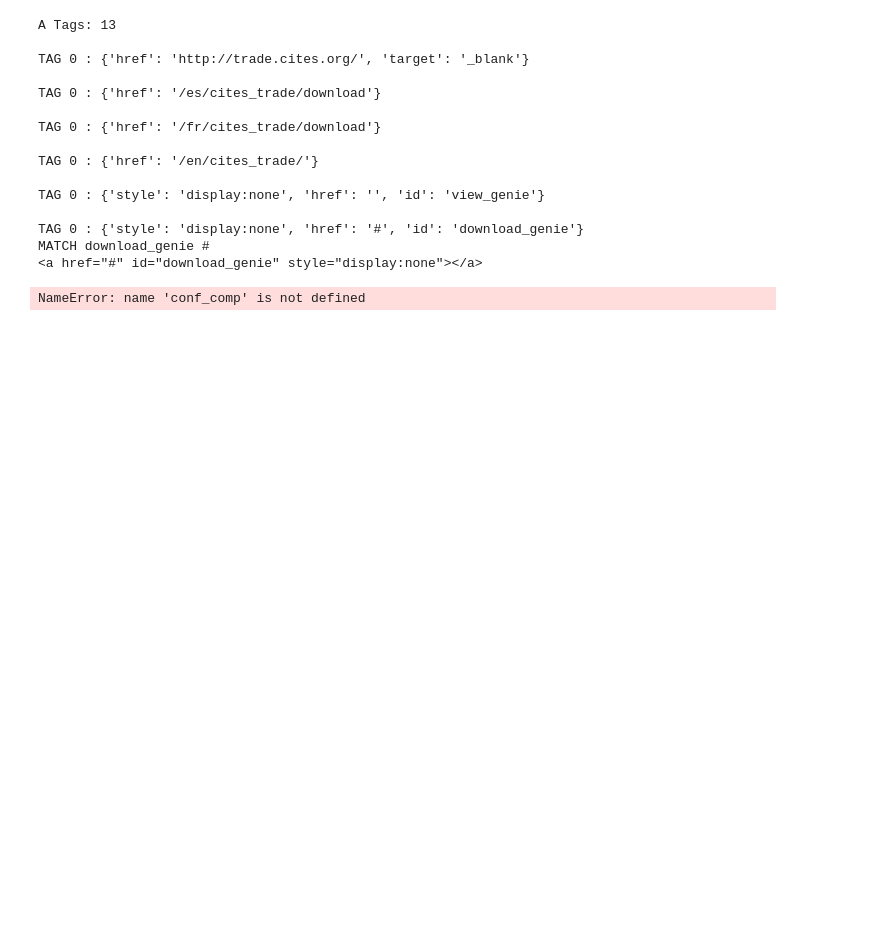
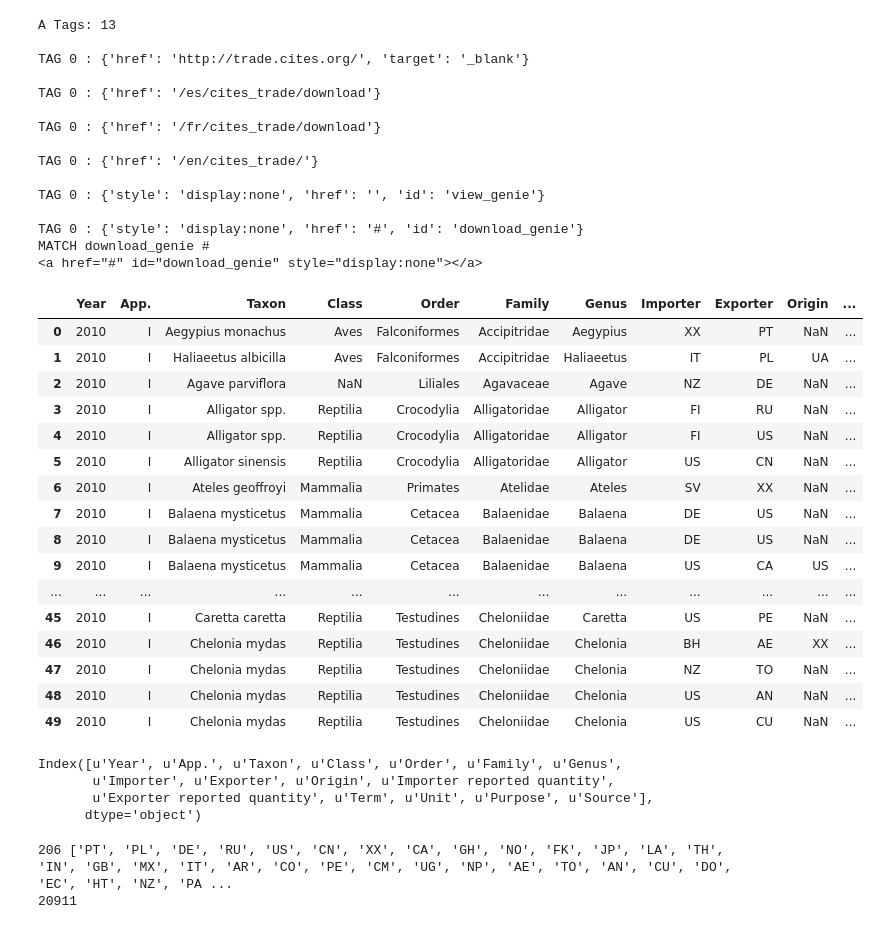
Before and after one commit to rduvoisin/Computation_Public_Policy, a Jupyter notebook: final/final.ipynb, the cells around one changed output. Saved outputs shown, nothing was run; the diff lists cells and outputs as text; code cells hidden in the pictures; blank space fills up the shorter version.

```diff
--- a/final/final.ipynb
+++ b/final/final.ipynb
@@ -555,6 +555,66 @@ TAG 0 : {'style': 'display:none', 'href': '#', 'id': 'download_genie'}
 MATCH download_genie #
 <a href="#" id="download_genie" style="display:none"></a>
 # %%
-conf_comp.head(50)
+confcomp.head(50)
 # %% [output]
-NameError: name 'conf_comp' is not defined
+|  | Year | App. | Taxon | Class | Order | Family | Genus | Importer | Exporter | Origin | ... |
+| 0 | 2010 | I | Aegypius monachus | Aves | Falconiformes | Accipitridae | Aegypius | XX | PT | NaN | ... |
+| 1 | 2010 | I | Haliaeetus albicilla | Aves | Falconiformes | Accipitridae | Haliaeetus | IT | PL | UA | ... |
+| 2 | 2010 | I | Agave parviflora | NaN | Liliales | Agavaceae | Agave | NZ | DE | NaN | ... |
+| 3 | 2010 | I | Alligator spp. | Reptilia | Crocodylia | Alligatoridae | Alligator | FI | RU | NaN | ... |
+| 4 | 2010 | I | Alligator spp. | Reptilia | Crocodylia | Alligatoridae | Alligator | FI | US | NaN | ... |
+| 5 | 2010 | I | Alligator sinensis | Reptilia | Crocodylia | Alligatoridae | Alligator | US | CN | NaN | ... |
+| 6 | 2010 | I | Ateles geoffroyi | Mammalia | Primates | Atelidae | Ateles | SV | XX | NaN | ... |
+| 7 | 2010 | I | Balaena mysticetus | Mammalia | Cetacea | Balaenidae | Balaena | DE | US | NaN | ... |
+| 8 | 2010 | I | Balaena mysticetus | Mammalia | Cetacea | Balaenidae | Balaena | DE | US | NaN | ... |
+| 9 | 2010 | I | Balaena mysticetus | Mammalia | Cetacea | Balaenidae | Balaena | US | CA | US | ... |
+| ... | ... | ... | ... | ... | ... | ... | ... | ... | ... | ... | ... |
+| 45 | 2010 | I | Caretta caretta | Reptilia | Testudines | Cheloniidae | Caretta | US | PE | NaN | ... |
+| 46 | 2010 | I | Chelonia mydas | Reptilia | Testudines | Cheloniidae | Chelonia | BH | AE | XX | ... |
+| 47 | 2010 | I | Chelonia mydas | Reptilia | Testudines | Cheloniidae | Chelonia | NZ | TO | NaN | ... |
+| 48 | 2010 | I | Chelonia mydas | Reptilia | Testudines | Cheloniidae | Chelonia | US | AN | NaN | ... |
+| 49 | 2010 | I | Chelonia mydas | Reptilia | Testudines | Cheloniidae | Chelonia | US | CU | NaN | ... |
+# %%
+# Get levels of the importer and exporter
+# levelsof_importer = confcomp['Importer']
+confcomp.columns
+# %% [output]
+Index([u'Year', u'App.', u'Taxon', u'Class', u'Order', u'Family', u'Genus',
+       u'Importer', u'Exporter', u'Origin', u'Importer reported quantity',
+       u'Exporter reported quantity', u'Term', u'Unit', u'Purpose', u'Source'],
+      dtype='object')
+# %%
+# Set Constants
+YEAR = 'Year'
+APP = 'App'
+TAXON = 'Taxon'
+CLASS = 'Class'
+ORDER = 'Order'
+FAMILY = 'Family'
+GENUS = 'Genus'
+IMPORTER = 'Importer'
+EXPORTER = 'Exporter'
+ORIGIN = 'Origin'
+IMP_QUANTITY = 'Importer reported quantity'
+EXP_QUANTITY = 'Exporter reported quantity'
+TERM = 'Term'
+UNIT = 'Unit'
+PURPOSE = 'Purpose'
+SOURCE = 'Source'
+levelsof_importer = confcomp[IMPORTER].unique()
+# print len(levelsof_importer), levelsof_importer
+levelsof_exporter = confcomp[EXPORTER].unique()
+# print len(levelsof_exporter), levelsof_exporter
+levelsof_country = levelsof_exporter.tolist()
+levelsof_country += [i for i in levelsof_importer.tolist() if i not in levelsof_country]
+print len(levelsof_country), levelsof_country
+country_pairs = []
+for c in levelsof_country:
+    country_pairs += [(c, i) for i in levelsof_country[1:]
+                      if i != c and c != 'XX' and i != 'XX'
+                      and (c, i) and (i, c)
+                      not in country_pairs]
+print len(country_pairs)
+# %% [output]
+206 ['PT', 'PL', 'DE', 'RU', 'US', 'CN', 'XX', 'CA', 'GH', 'NO', 'FK', 'JP', 'LA', 'TH', 'IN', 'GB', 'MX', 'IT', 'AR', 'CO', 'PE', 'CM', 'UG', 'NP', 'AE', 'TO', 'AN', 'CU', 'DO', 'EC', 'HT', 'NZ', 'PA ...
+20911
```
Also changed, not shown: parts of 2 cells of this notebook, 6 other files.
